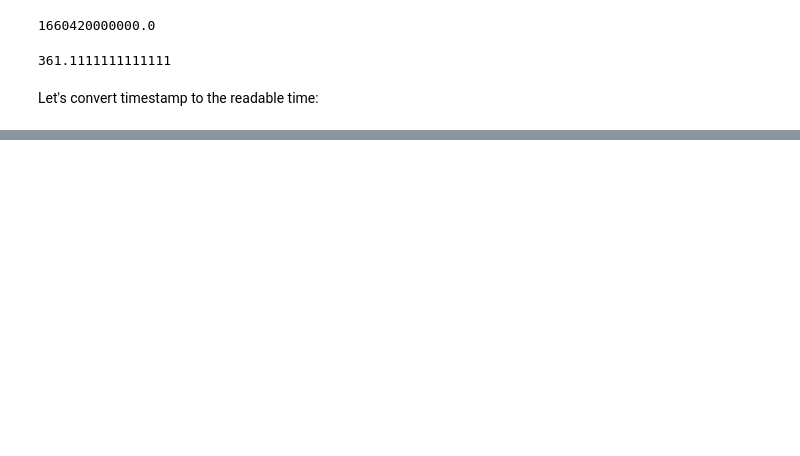
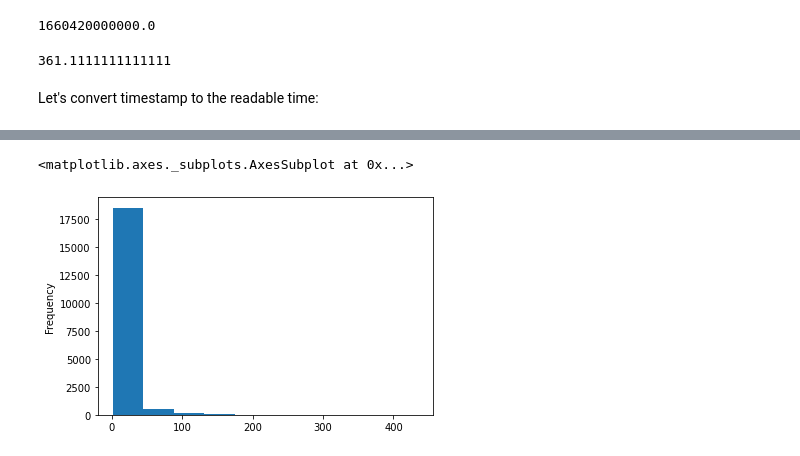
Before and after one commit to satishgc227/git-test, a Jupyter notebook: OTTO_RECOMMENDER_SYSTEM.ipynb, the cells around one changed output, grey strips where cells are left out. Cells and saved outputs as stored; diff of their text form; code cells hidden in the pictures; blank space fills up the shorter version.

```diff
--- a/OTTO_RECOMMENDER_SYSTEM.ipynb
+++ b/OTTO_RECOMMENDER_SYSTEM.ipynb
@@ -258,9 +258,11 @@ ind_0=df_grouped.query('diff.dt.days==0').index.to_list()
 # %%
 import matplotlib.pyplot as plt
 
-axs=plt.subplots(3,1)
 
 df.groupby('session').size().plot.hist()
+# %% [output]
+<matplotlib.axes._subplots.AxesSubplot at 0x...>
+[figure, added]
 # %%
 colors = ['tab:olive', 'tab:orange', 'tab:red']
 
```
Also changed, not shown: parts of 19 cells of this notebook.
